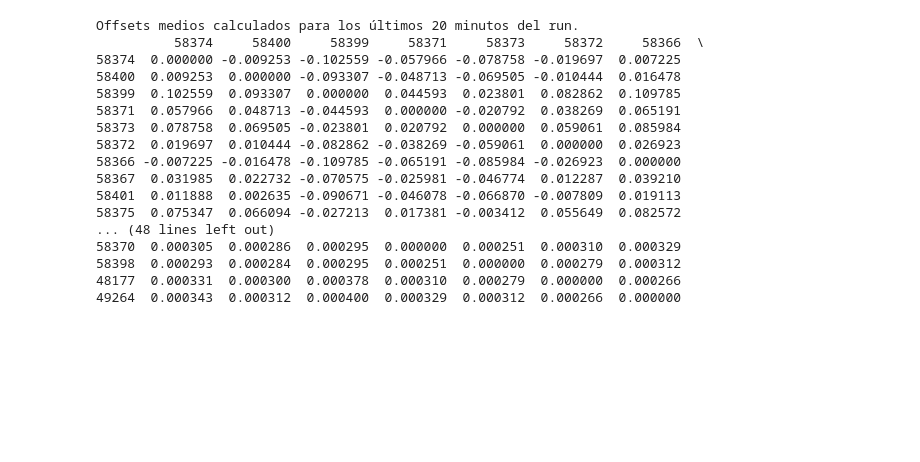
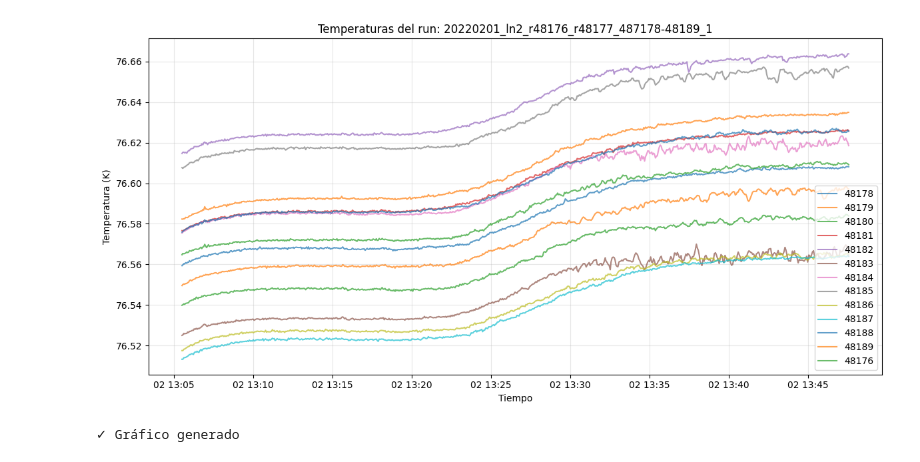
Before and after one commit to garpol/new_classes0, a Jupyter notebook: RTD_Calibration/notebooks/RUN.ipynb, the cells around one changed output. Cells and saved outputs as stored; diff of their text form; code cells hidden in the pictures; blank space fills up the shorter version.

```diff
--- a/RTD_Calibration/notebooks/RUN.ipynb
+++ b/RTD_Calibration/notebooks/RUN.ipynb
@@ -86,28 +99,22 @@ Gráficos generados y guardados en: ./Plots/
 # %%
-# Calcular offsets
-offsets_df = run.offsets()
-#print("\nMatriz de Offsets (media entre sensores):")
-print(offsets_df)
+# Visualizar datos de temperatura (opcional)
+import matplotlib.pyplot as plt
 
-# Calcular errores (RMS)
-errors_df = run.stat_err_offsets()
-#print("\nErrores RMS de Offsets:")
-print(errors_df)
+fig, ax = plt.subplots(figsize=(12, 6))
+
+# Plotear las primeras 13 sensores
+for sensor in list(run.temperature_data.columns)[:13]:
+    ax.plot(run.temperature_data.index, run.temperature_data[sensor], label=sensor, alpha=0.7)
+
+ax.set_xlabel('Tiempo')
+ax.set_ylabel('Temperatura (K)')
+ax.set_title(f'Temperaturas del run: {filename}')
+ax.legend()
+ax.grid(True, alpha=0.3)
+plt.tight_layout()
+plt.show()
+
+print("✓ Gráfico generado")
 # %% [output]
+[figure, added]
-Offsets medios calculados para los últimos 20 minutos del run.
-          58374     58400     58399     58371     58373     58372     58366  \
-58374  0.000000 -0.009253 -0.102559 -0.057966 -0.078758 -0.019697  0.007225
-58400  0.009253  0.000000 -0.093307 -0.048713 -0.069505 -0.010444  0.016478
-58399  0.102559  0.093307  0.000000  0.044593  0.023801  0.082862  0.109785
-58371  0.057966  0.048713 -0.044593  0.000000 -0.020792  0.038269  0.065191
-58373  0.078758  0.069505 -0.023801  0.020792  0.000000  0.059061  0.085984
-58372  0.019697  0.010444 -0.082862 -0.038269 -0.059061  0.000000  0.026923
-58366 -0.007225 -0.016478 -0.109785 -0.065191 -0.085984 -0.026923  0.000000
-58367  0.031985  0.022732 -0.070575 -0.025981 -0.046774  0.012287  0.039210
-58401  0.011888  0.002635 -0.090671 -0.046078 -0.066870 -0.007809  0.019113
-58375  0.075347  0.066094 -0.027213  0.017381 -0.003412  0.055649  0.082572
-... (48 lines left out)
-58370  0.000305  0.000286  0.000295  0.000000  0.000251  0.000310  0.000329
-58398  0.000293  0.000284  0.000295  0.000251  0.000000  0.000279  0.000312
-48177  0.000331  0.000300  0.000378  0.000310  0.000279  0.000000  0.000266
-49264  0.000343  0.000312  0.000400  0.000329  0.000312  0.000266  0.000000
+✓ Gráfico generado
```
Also changed, not shown: parts of 5 cells of this notebook, 24 other files.
